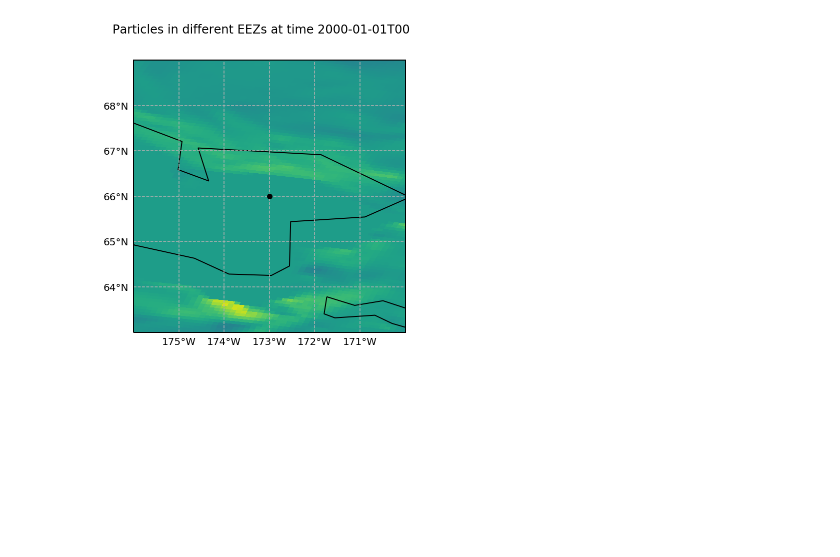
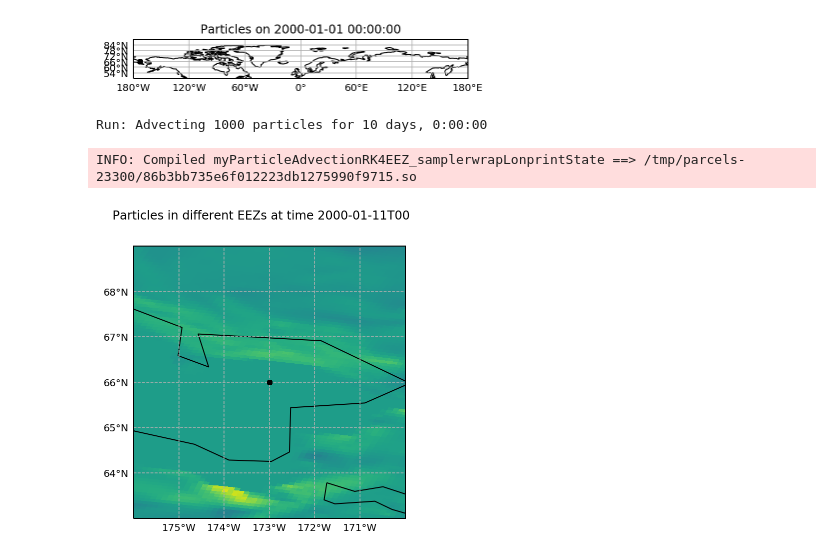
Before and after one commit to daanreijnders/arctic-connectivity, a Jupyter notebook: EEZ/EEZ.ipynb, the cells around one changed output. Drawn from its saved outputs; the diff is of its cells as text; code cells hidden in the pictures; blank space fills up the shorter version.

```diff
--- a/EEZ/EEZ.ipynb
+++ b/EEZ/EEZ.ipynb
@@ -138,10 +152,14 @@ pfile_loc2 = xr.open_dataset('pset_EEZ_loc2_particles.nc', decode_cf=True)
 plot.particleAnimation.create(pfile_loc1, fieldset.EEZ, nbar=6, exportFolder='figures', titleAttribute='MidNorth')
 plot.particleAnimation.create(pfile_loc1, fieldset.U, exportFolder='figures', titleAttribute='NorwayBay')
 # %%
-pset_loct1 = execute_particles(fieldset, experiment_name='pset_EEZ_loct_1', start=(-173,66), show_pset=True, npart = 1000, runtime=delta(days=10) )
+pset_loct1a = execute_particles(fieldset, experiment_name='pset_EEZ_loct_1a', start=(-173,66), show_pset=True, npart = 1000, runtime=delta(days=10) )
+# %% [output]
+[figure, added]
+Run: Advecting 1000 particles for 10 days, 0:00:00
+INFO: Compiled myParticleAdvectionRK4EEZ_samplerwrapLonprintState ==> /tmp/parcels-23300/86b3bb735e6f012223db1275990f9715.so
 # %%
-pfile_loct_1 = xr.open_dataset('pset_EEZ_loct_1_particles.nc', decode_cf=True)
-plot.particleAnimation.create(pfile_loct, fieldset.U, mask=False, exportFolder='figures', titleAttribute='Test_1')
-pfile_loct_1.close()
+pfile_loct_1a = xr.open_dataset('pset_EEZ_loct_1a_particles.nc', decode_cf=True)
+plot.particleAnimation.create(pfile_loct_1a, fieldset.U, mask=False, exportFolder='figures', titleAttribute='Test_1a')
+pfile_loct_1a.close()
 # %% [output]
-[figure, old version]
+[figure, new version]
```
Also changed, not shown: parts of 13 cells of this notebook, 2 other files.
